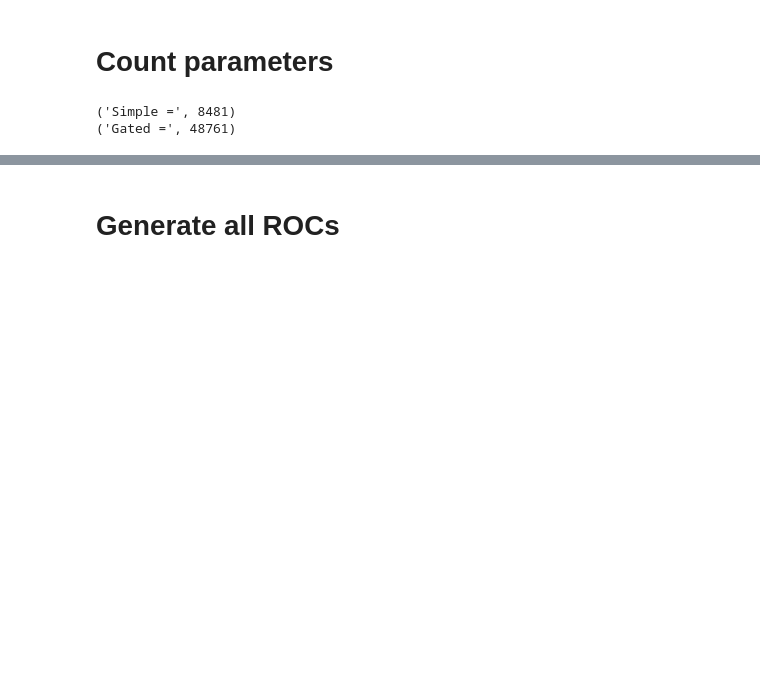
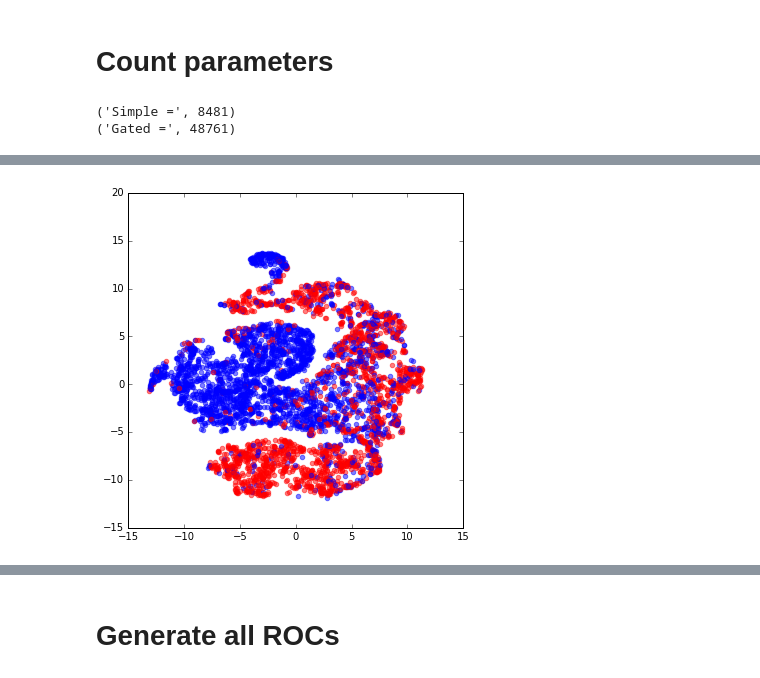
Before and after one commit to glouppe/recnn, a Jupyter notebook: notebooks/jet-study-2.ipynb, the cells around one changed output, grey strips where cells are left out. Cells and saved outputs as stored; diff of their text form; code cells hidden in the pictures; blank space fills up the shorter version.

Commit message:
add test for baseline

```diff
--- a/notebooks/jet-study-2.ipynb
+++ b/notebooks/jet-study-2.ipynb
@@ -289,0 +293,5 @@ print("Gated =", count(params))
+# %%
+prefix_train = "antikt-kt"
+prefix_test = prefix_train
+tf = load_tf("../data/w-vs-qcd/final/%s-train.pickle" % prefix_train)
+X, y, w = load_test(tf, "../data/w-vs-qcd/final/%s-test.pickle" % prefix_test)
@@ -289,0 +311,16 @@ print("Gated =", count(params))
+# %%
+fd = open("../models/jet-study-2/model-w-s-antikt-kt-1.pickle", "rb")
+params = pickle.load(fd)
+fd.close()
+# %%
+Xt = grnn_transform_simple(params, X[:5000])
+# %%
+from sklearn.manifold import TSNE
+Xtt = TSNE(n_components=2).fit_transform(Xt)
+# %%
+for i in range(5000):
+    plt.scatter(Xtt[i, 0], Xtt[i, 1], color="b" if y[i] == 1 else "r", alpha=0.5)
+
+plt.show()
+# %% [output]
+[figure, added]
```
Also changed, not shown: parts of 4 cells of this notebook, 2 other files.
